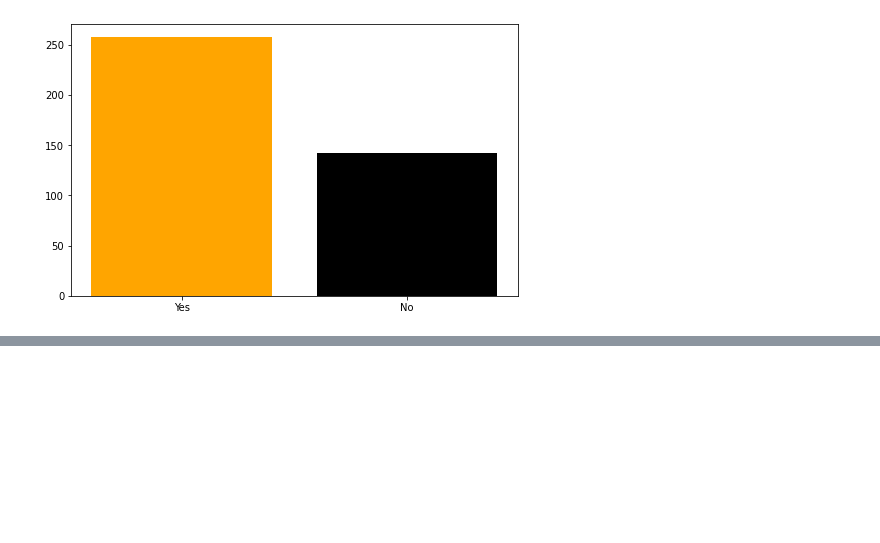
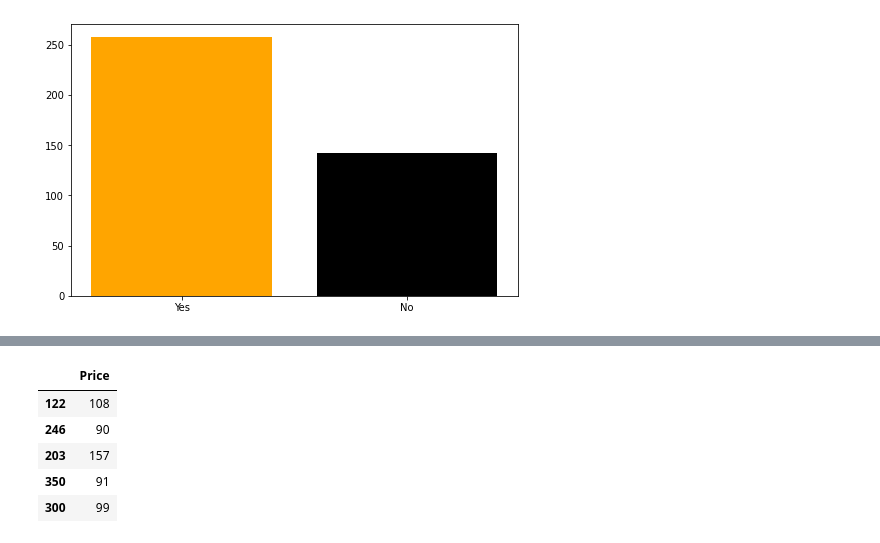
Before and after one commit to Yashwant-Code98/Covid-EDA, a Jupyter notebook: Covid_Vaccines_Analysis.ipynb, the cells around one changed output, grey strips where cells are left out. Saved outputs shown, nothing was run; the diff lists cells and outputs as text; code cells hidden in the pictures; blank space fills up the shorter version.

```diff
--- a/Covid_Vaccines_Analysis.ipynb
+++ b/Covid_Vaccines_Analysis.ipynb
@@ -237,0 +256,9 @@ plt.show()
+# %%
+x_test.head()
+# %% [output]
+|  | Price |
+| 122 | 108 |
+| 246 | 90 |
+| 203 | 157 |
+| 350 | 91 |
+| 300 | 99 |
```
Also changed, not shown: parts of 34 cells of this notebook.
